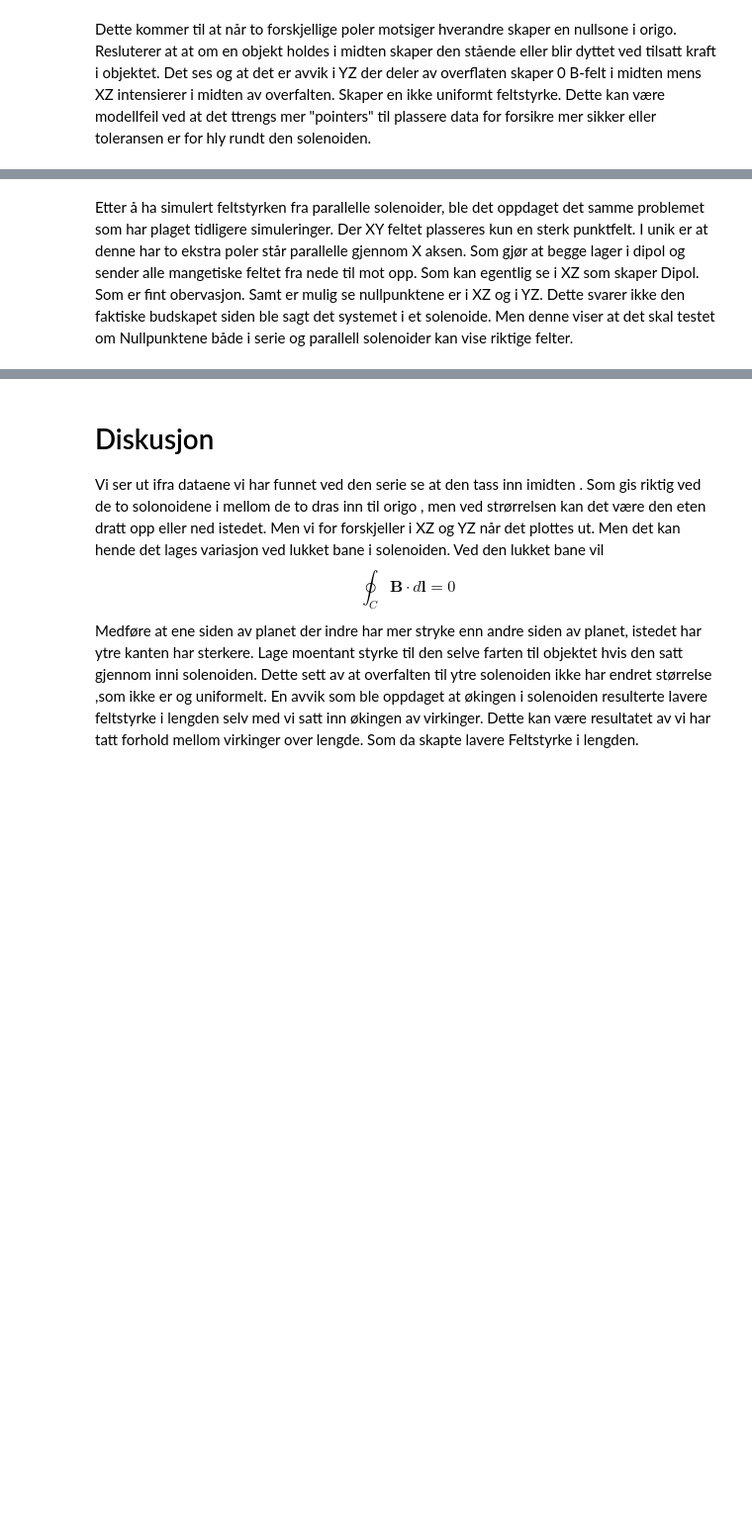
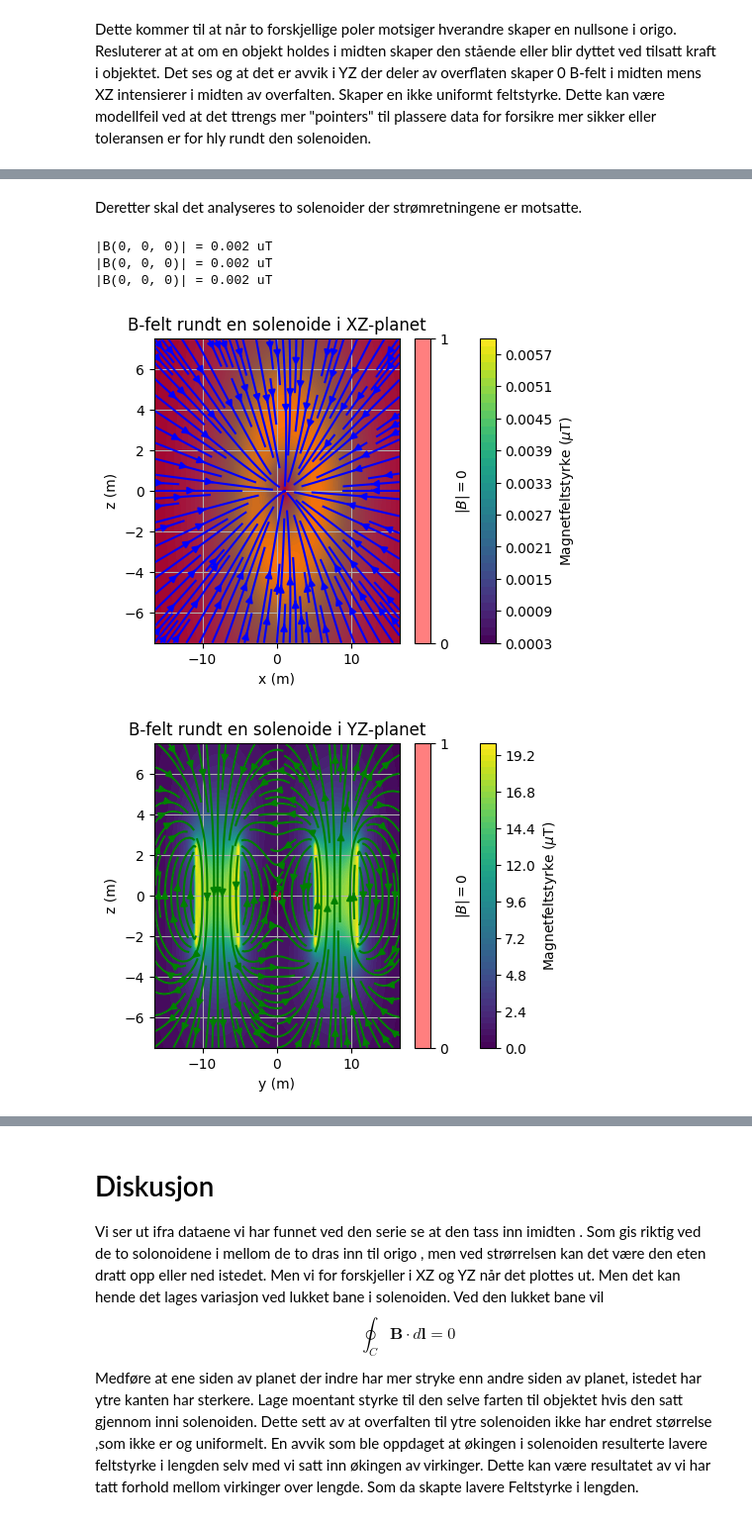
Before and after one commit to Hai-bit/Project_Zero_HaiJohn, a Jupyter notebook: FYS1120_HaiDuc_Computational_Essay.ipynb, the cells around one changed output, grey strips where cells are left out. Shown at 99% size. Drawn from its saved outputs; the diff is of its cells as text; code cells hidden in the pictures; blank space fills up the shorter version.

```diff
--- a/FYS1120_HaiDuc_Computational_Essay.ipynb
+++ b/FYS1120_HaiDuc_Computational_Essay.ipynb
@@ -669,2 +670,36 @@ plt.show()
-# %% [markdown]
-Etter å ha simulert feltstyrken fra parallelle solenoider, ble det oppdaget det samme problemet som har plaget tidligere simuleringer. Der XY feltet plasseres kun en sterk punktfelt. I unik er at denne har to ekstra poler står parallelle gjennom X aksen. Som gjør at begge lager i dipol og sender alle mangetiske feltet fra nede til mot opp. Som kan egentlig se i XZ som skaper Dipol. Som er fint obervasjon. Samt er mulig se nullpunktene er i XZ og i YZ. Dette svarer ikke den faktiske budskapet siden ble sagt det systemet i et solenoide. Men denne viser at det skal testet om Nullpunktene både i serie og parallell solenoider kan vise riktige felter.
+# %% [markdown]
+Deretter skal det analyseres to solenoider der strømretningene er motsatte.
+# %%
+I1 = I
+I2 = -I
+
+# Regn ut feltstyrken fra begge solenoider, sett
+# fra xz-, yz- og xy-planet
+for plan, indeks, navn, farge in planer:
+    # Regn ut feltstyrken fra hver solenoide
+    B1 = beregn_B_felt(plan[0], plan[1], plan[2], k1, I1)
+    B2 = beregn_B_felt(plan[0], plan[1], plan[2], k2, I2)
+
+    # Hent fram relevante komponenter og regn ut
+    # netto feltstyrke
+    B1_ax1, B1_ax2 = B1[indeks[0]], B1[indeks[1]]
+    B2_ax1, B2_ax2 = B2[indeks[0]], B2[indeks[1]]
+    B_ax1, B_ax2 = B1_ax1 + B2_ax1, B1_ax2 + B2_ax2
+    ax1, ax2 = plan[indeks[0]], plan[indeks[1]]
+
+    # Regn ut feltstyrken i origo og skriv den ut
+    origo = np.zeros(3)
+    B_origo = bfieldlist(origo, k1, I1) + bfieldlist(origo, k2, I2)
+
+    print("|B(0, 0, 0)| = %.3f uT" % (np.linalg.norm(B_origo) * 1.0e6))
+
+    # Plott feltstyrken ved bruk av metoden `plottingsone`
+    plottingsone(B_ax1, B_ax2, ax1, ax2, navn, farge, tol=1.0e-7)
+
+plt.show()
+# %% [output]
+|B(0, 0, 0)| = 0.002 uT
+|B(0, 0, 0)| = 0.002 uT
+|B(0, 0, 0)| = 0.002 uT
+[figure, added]
+[figure, added]
```
Also changed, not shown: parts of 9 cells of this notebook.
